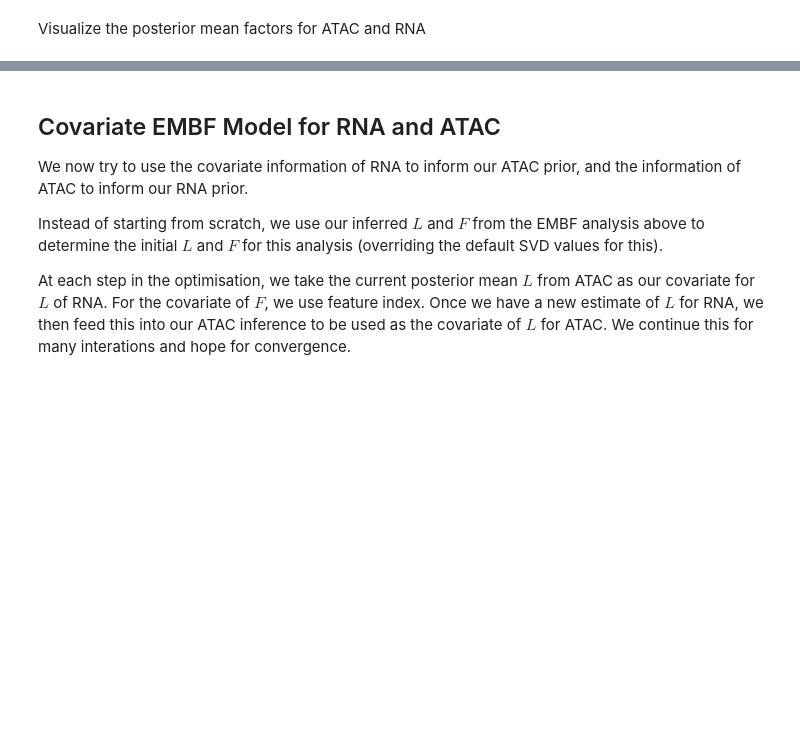
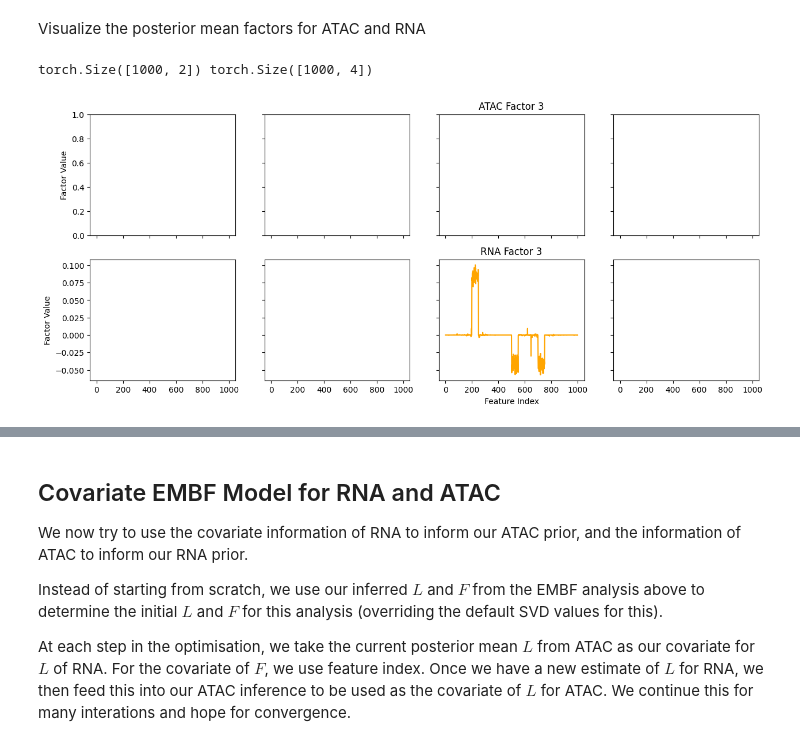
Before and after one commit to william-denault/cebmf_torch, a Jupyter notebook: examples/model_RNA_ATAC.ipynb, the cells around one changed output, grey strips where cells are left out. Drawn from its saved outputs; the diff is of its cells as text; code cells hidden in the pictures; blank space fills up the shorter version.

```diff
--- a/examples/model_RNA_ATAC.ipynb
+++ b/examples/model_RNA_ATAC.ipynb
@@ -336,5 +336,21 @@ plt.tight_layout();
 # %% [markdown]
 Visualize the posterior mean factors for ATAC and RNA
+# %%
+fig, axs = plt.subplots(2, 4, figsize=(15, 6), sharex=True, sharey='row')
+
+print(res_ATAC.F.shape, res_RNA.F.shape)
+i=2
+
+axs[1,i].plot(res_RNA.F[:,i].cpu(), label=f'Factor {i+1}', color='orange')
+axs[0,i].set_title(f'ATAC Factor {i+1}')
+axs[1,i].set_title(f'RNA Factor {i+1}')
+
+axs[1,i].set_xlabel('Feature Index')
+for ax in axs[:,0]:
+    ax.set_ylabel('Factor Value')
+# %% [output]
+torch.Size([1000, 2]) torch.Size([1000, 4])
+[figure, added]
 # %%
 fig, axs = plt.subplots(2, 4, figsize=(15, 6), sharex=True, sharey='row')
 
```
Also changed, not shown: parts of 15 cells of this notebook, 10 other files.
